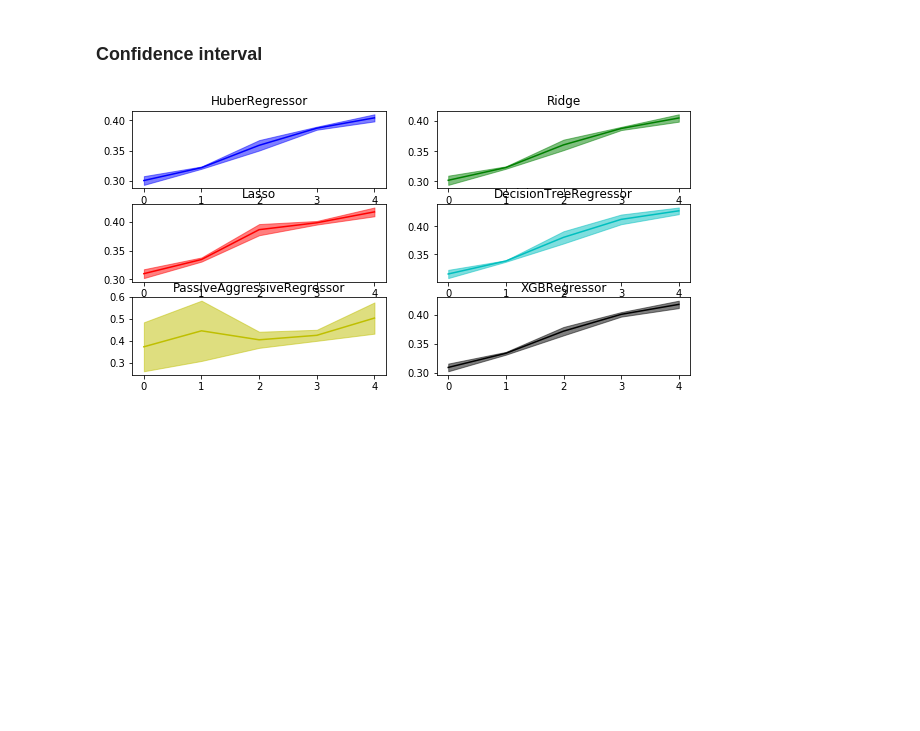
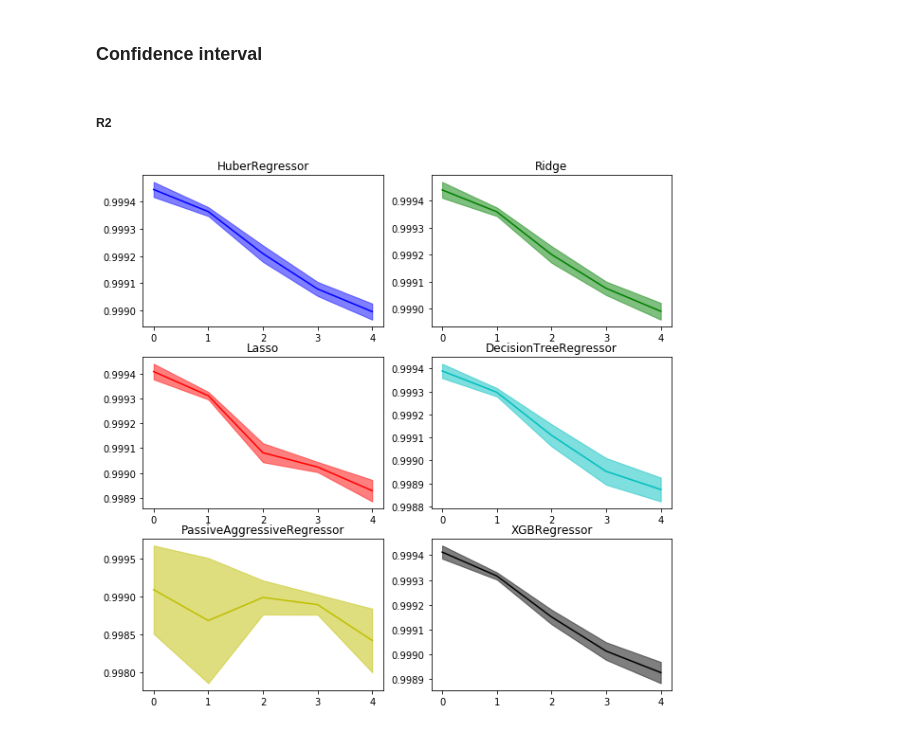
Before and after one commit to whiteRa2bit/cern_summer_project, a Jupyter notebook: ensemble_freq_experiments.ipynb, the cells around one changed output. Drawn from its saved outputs; the diff is of its cells as text; code cells hidden in the pictures; blank space fills up the shorter version.

Commit message:
finished with problem1 - plot results

```diff
--- a/ensemble_freq_experiments.ipynb
+++ b/ensemble_freq_experiments.ipynb
@@ -170,21 +170,18 @@ def plot_mean_and_CI(mean, lb, ub, color_mean=None, color_shading=None, xticks=f
     # plot the mean on top
 #     plt.xticks(xticks)
     plt.plot(mean, color_mean)
-# %%
-def plot_confidence_interval(metric)
 # %%
-# axs = [plt.subplot(321), fig.add_subplot(322), fig.add_subplot(323), fig.add_subplot(324),\
-#                                               fig.add_subplot(325), fig.add_subplot(326)]
-from pylab import rcParams
-rcParams['figure.figsize'] = 10, 10
-
-for metric in ['r2', 'mse', 'mae', 'rmse']:
+def plot_confidence_interval(metric):
     for i in range(len(models)):
         plt.subplot(321 + i)
         plt.title(type(models[i]).__name__)
-        plot_mean_and_CI(np.array(models_scores[type(models[i]).__name__]['r2'])[:, 0],\
-                            -np.array(models_scores[type(models[i]).__name__]['r2'])[:, 1],\
-                             np.array(models_scores[type(models[i]).__name__]['r2'])[:, 1],\
+        plot_mean_and_CI(np.array(models_scores[type(models[i]).__name__][metric])[:, 0],\
+                            -np.array(models_scores[type(models[i]).__name__][metric])[:, 1],\
+                             np.array(models_scores[type(models[i]).__name__][metric])[:, 1],\
                                  color_mean=colors[i], color_shading=colors[i])
-# %% [output]
-[figure, removed]
+# %% [markdown]
+##### R2
+# %%
+plot_confidence_interval('r2')
+# %% [output]
+[figure, added]
```
Also changed, not shown: parts of 6 cells of this notebook.
